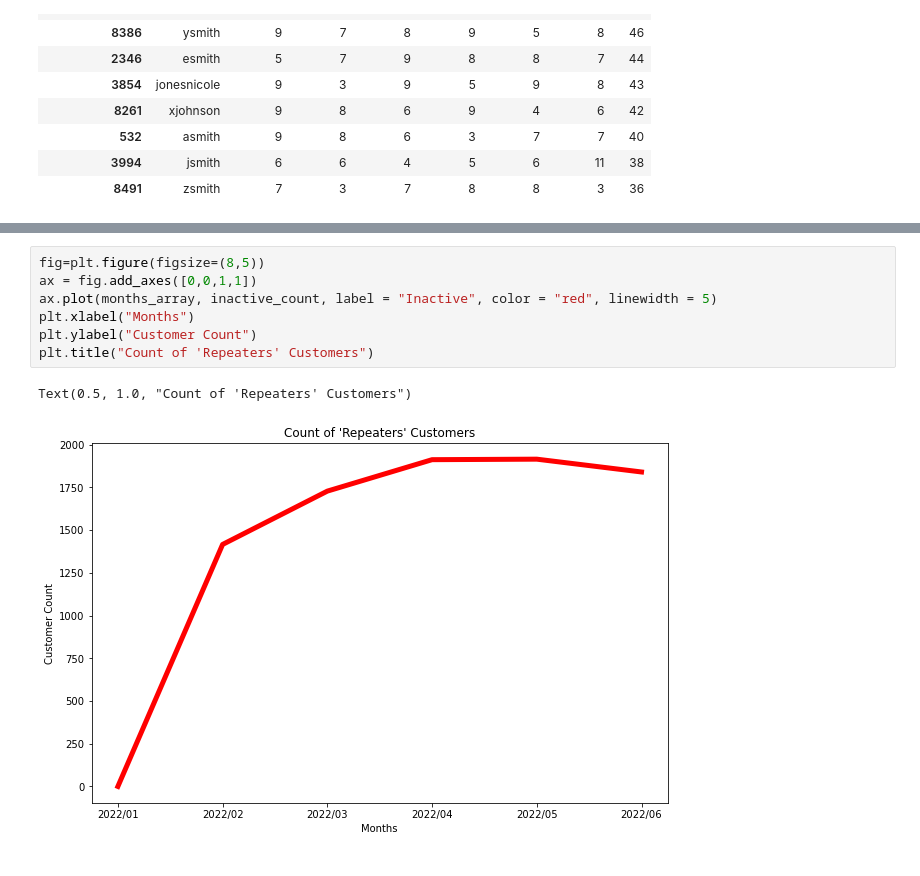
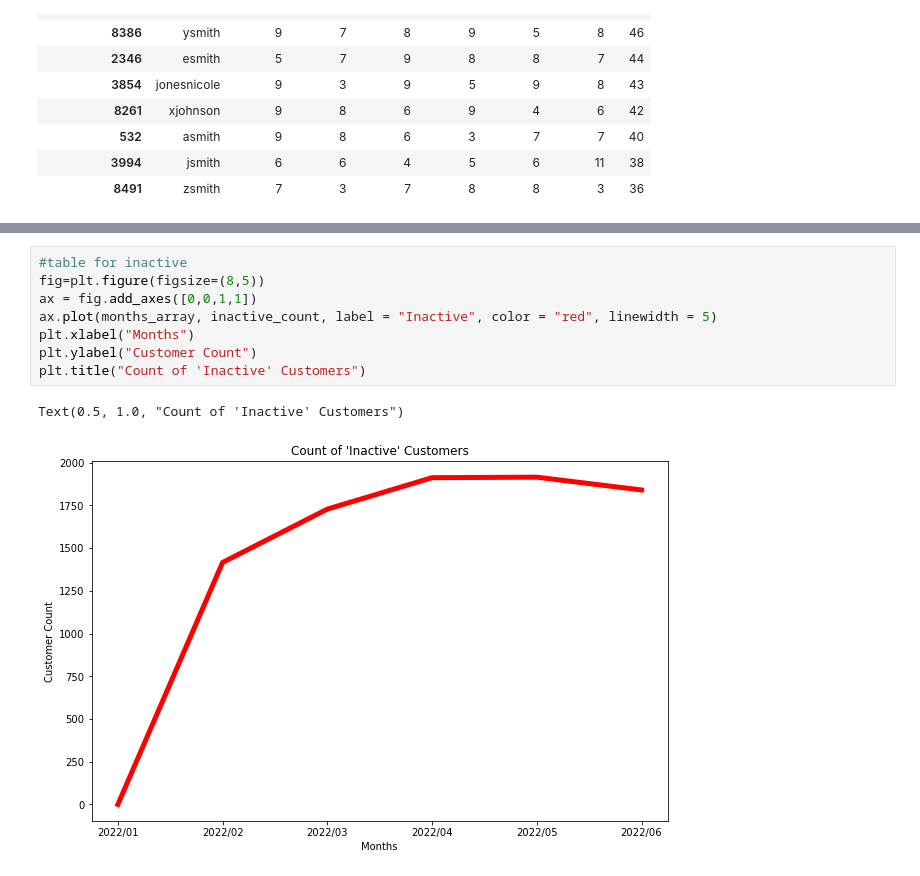
Before and after one commit to tobIsokenobi/itmgt25, a Jupyter notebook: adhoc/Customer.ipynb, the cells around one changed output, grey strips where cells are left out. Saved outputs shown, nothing was run; the diff lists cells and outputs as text.

```diff
--- a/adhoc/Customer.ipynb
+++ b/adhoc/Customer.ipynb
@@ -177,13 +179,14 @@ plt.title("Count of 'Repeaters' Customers")
 Text(0.5, 1.0, "Count of 'Repeaters' Customers")
 [figure]
 # %%
+#table for inactive
 fig=plt.figure(figsize=(8,5))
 ax = fig.add_axes([0,0,1,1])
 ax.plot(months_array, inactive_count, label = "Inactive", color = "red", linewidth = 5)
 plt.xlabel("Months")
 plt.ylabel("Customer Count")
-plt.title("Count of 'Repeaters' Customers")
+plt.title("Count of 'Inactive' Customers")
 # %% [output]
-Text(0.5, 1.0, "Count of 'Repeaters' Customers")
+Text(0.5, 1.0, "Count of 'Inactive' Customers")
-[figure, old version]
+[figure, new version]
 # %%
```
Also changed, not shown: parts of 7 cells of this notebook, 5 other files.
